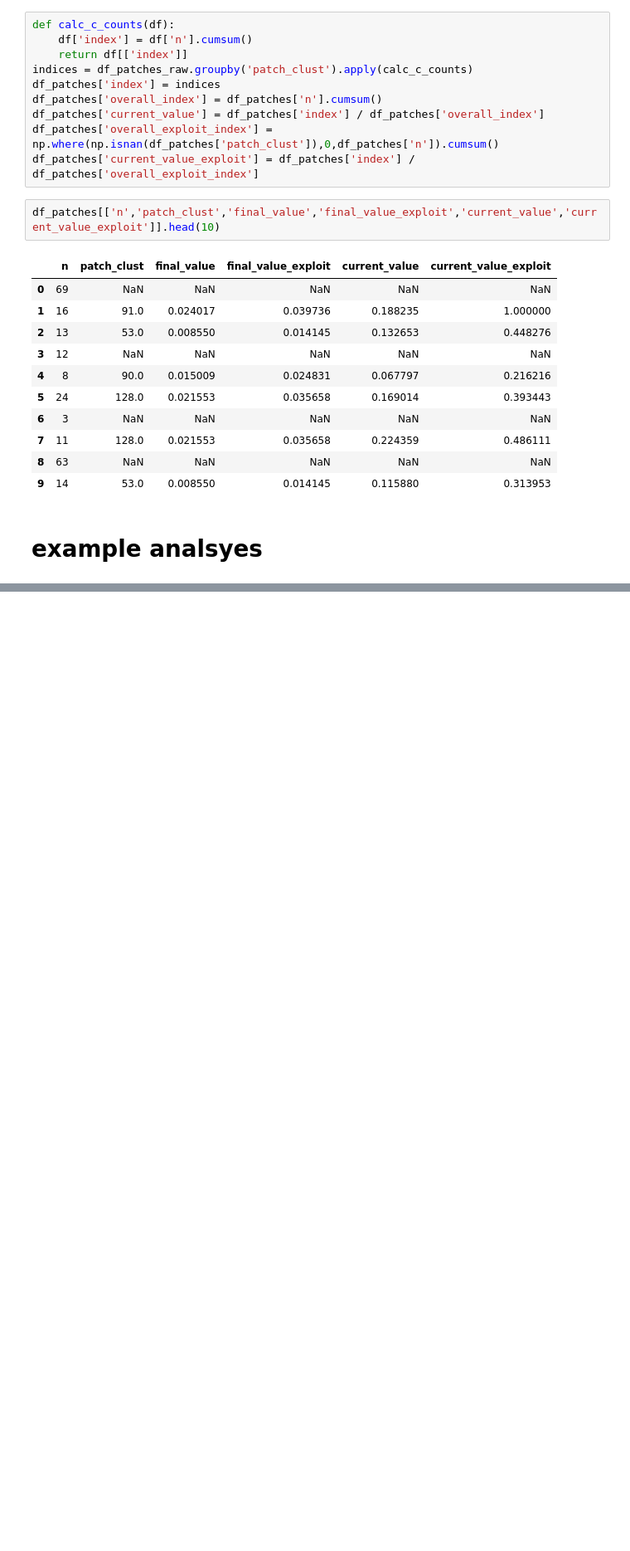
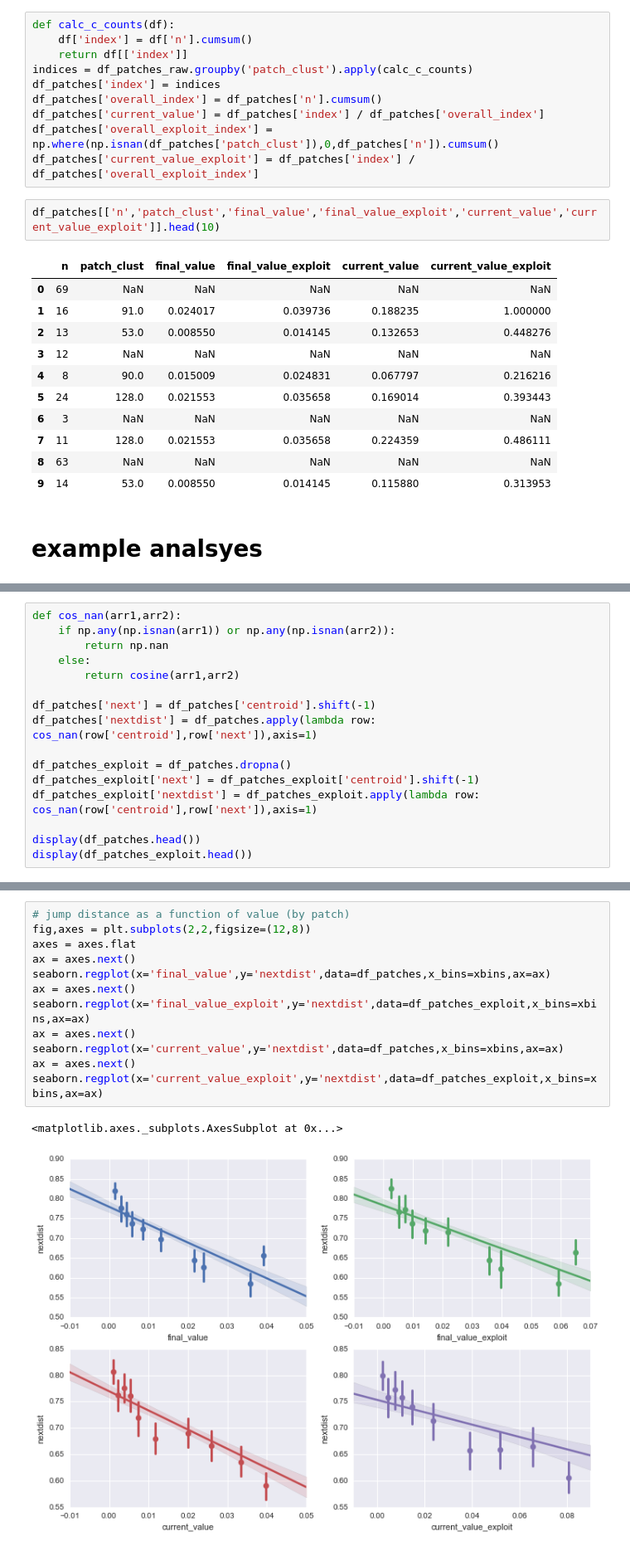
Before and after one commit to jlorince/MusicForaging, a Jupyter notebook: notebooks/explore-exploit.ipynb, the cells around one changed output, grey strips where cells are left out. Shown at 83% size. Drawn from its saved outputs; the diff is of its cells as text; blank space fills up the shorter version.

```diff
--- a/notebooks/explore-exploit.ipynb
+++ b/notebooks/explore-exploit.ipynb
@@ -120,3 +121,19 @@ display(df_patches.head())
 | 2 | [1.79202689245e-07, 0.01736015299... | 0.000000 | 13 | 2007-02-26 09:01:11 | 53.0 | 0.008550 | 0.014145 | 13.0 | ... |
 | 3 | [0.00053988837863, 0.002307126019... | 0.718714 | 12 | 2007-02-26 20:55:48 | NaN | NaN | NaN | NaN | ... |
 | 4 | [4.18075798112e-08, 4.18075798112... | 0.000000 | 8 | 2007-02-27 04:25:49 | 90.0 | 0.015009 | 0.024831 | 8.0 | ... |
+# %%
+def cos_nan(arr1,arr2):
+    if np.any(np.isnan(arr1)) or np.any(np.isnan(arr2)):
+        return np.nan
+    else:
+        return cosine(arr1,arr2)
+
+df_patches['next'] = df_patches['centroid'].shift(-1)
+df_patches['nextdist'] = df_patches.apply(lambda row: cos_nan(row['centroid'],row['next']),axis=1)
+
+df_patches_exploit = df_patches.dropna()
+df_patches_exploit['next'] = df_patches_exploit['centroid'].shift(-1)
+df_patches_exploit['nextdist'] = df_patches_exploit.apply(lambda row: cos_nan(row['centroid'],row['next']),axis=1)
+
+display(df_patches.head())
+display(df_patches_exploit.head())
@@ -156 +193,16 @@ seaborn.regplot(x='current_value_tfidf',y='dist_next',data=blocked,x_bins=xbins,
+# %%
+# jump distance as a function of value (by patch)
+fig,axes = plt.subplots(2,2,figsize=(12,8))
+axes = axes.flat
+ax = axes.next()
+seaborn.regplot(x='final_value',y='nextdist',data=df_patches,x_bins=xbins,ax=ax)
+ax = axes.next()
+seaborn.regplot(x='final_value_exploit',y='nextdist',data=df_patches_exploit,x_bins=xbins,ax=ax)
+ax = axes.next()
+seaborn.regplot(x='current_value',y='nextdist',data=df_patches,x_bins=xbins,ax=ax)
+ax = axes.next()
+seaborn.regplot(x='current_value_exploit',y='nextdist',data=df_patches_exploit,x_bins=xbins,ax=ax)
+# %% [output]
+<matplotlib.axes._subplots.AxesSubplot at 0x...>
+[figure, added]
 # %%
```
Also changed, not shown: parts of 4 cells of this notebook, 1 other file.
